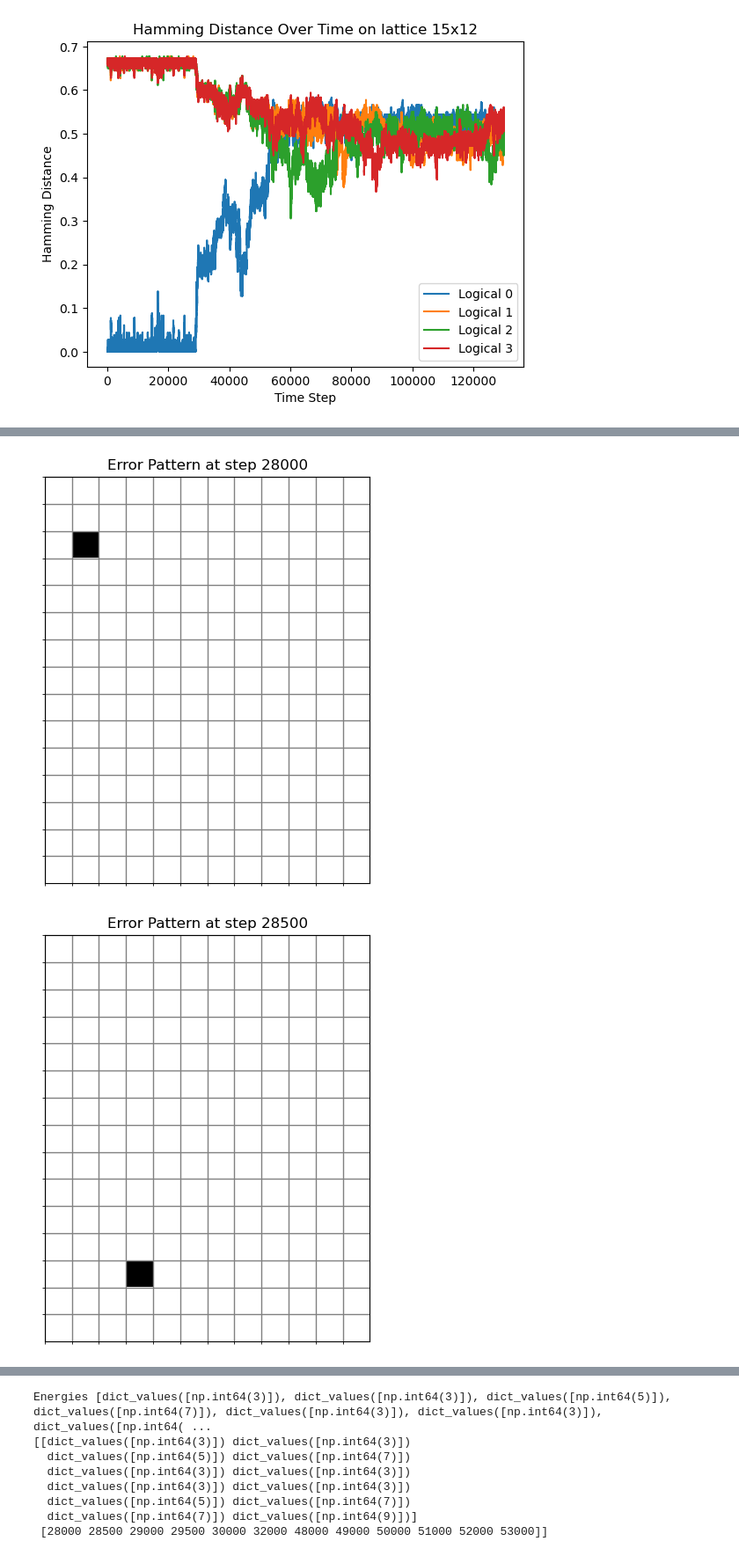
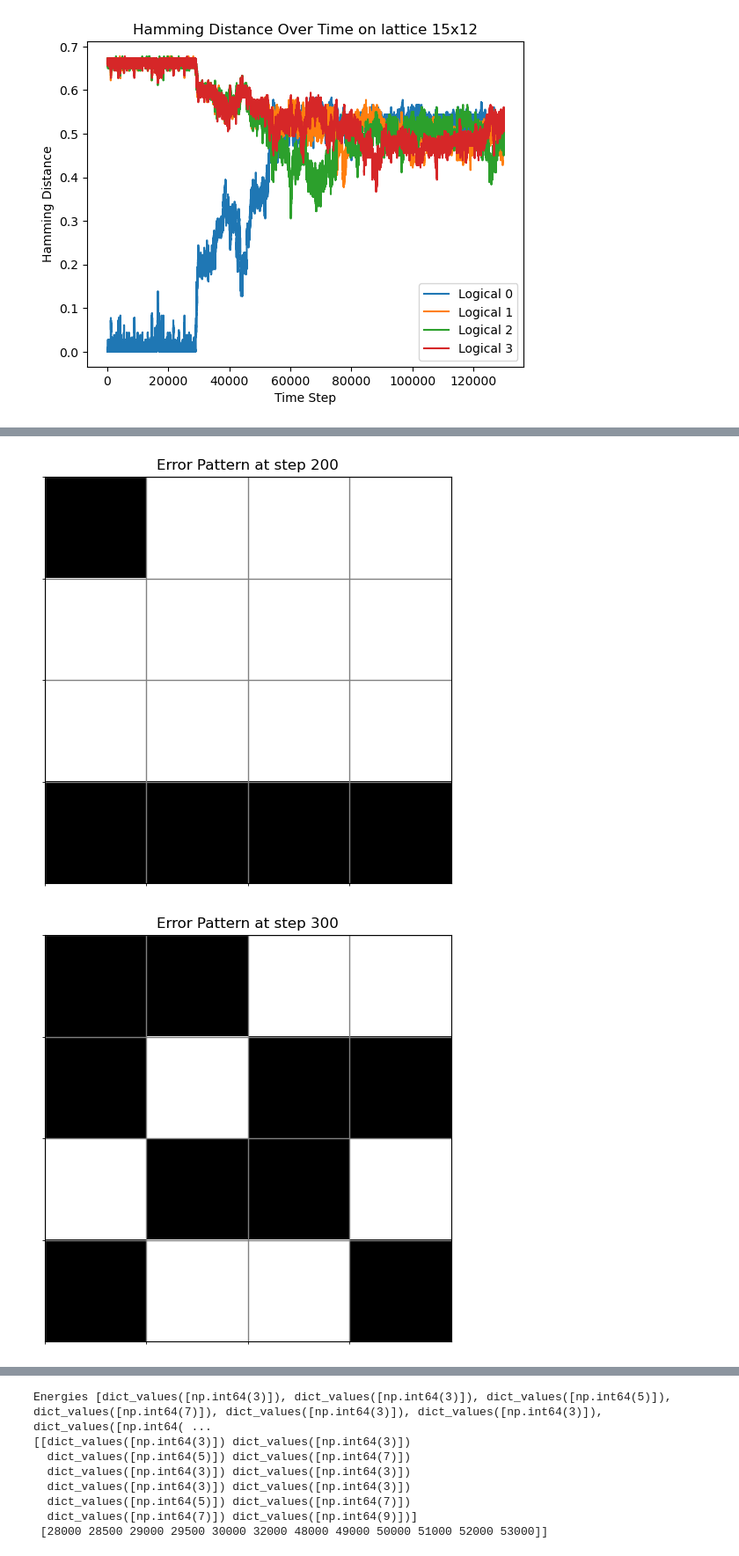
Before and after one commit to toM0dots/XYZ-color-code, a Jupyter notebook: XYZ_color_code/Optimal_decoder.ipynb, the cells around one changed output, grey strips where cells are left out. Shown at 88% size. Saved outputs shown, nothing was run; the diff lists cells and outputs as text; code cells hidden in the pictures.

```diff
--- a/XYZ_color_code/Optimal_decoder.ipynb
+++ b/XYZ_color_code/Optimal_decoder.ipynb
@@ -1221,26 +1221,27 @@ ani.save('error_patterns.gif', writer=writer, dpi=50)
 # %% [output]
 AttributeError: 'tuple' object has no attribute 'copy'
 # %%
-H = 32
-L = 32
-error_rate = 0.0001
+H = 2
+L = 3
+error_rate = 0.01
 beta = math.log((3+error_rate)/error_rate)/3
 x = lattice_space(H, L)
 logicals = logical_operators(x)
-lattice = logicals[3].copy()
+logical = 3
+lattice = logicals[logical].copy()
 lattice = monte_carlo_error(lattice, 1, 0.5)
 energy_hist = []
 time_list = []
 time = 1000
 random.seed(50)
-# lattice = monte_carlo_error(lattice, 2, error_rate)
+# lattice = monte_carlo_error(lattice, 1, error_rate)
 truncated = False
 step = 0
 error_patterns = []
 syndromes = []
 spin_config = []
 # while not truncated:
-while step <130000:
+while step <12000:
     # if step % 100 == 0:
     #     print("Step:", step)
     #     print("Energy history:", energy_hist[-10:])
@@ -1248,7 +1249,7 @@ while step <130000:
     step += 1
     lattice = bkl(lattice,  1, error_rate, energy_hist, time_list)
     spin_config.append(lattice.copy())
-    error_patterns.append((lattice.copy()+ logicals[0].copy()) % 2)
+    error_patterns.append((lattice.copy()+ logicals[logical].copy()) % 2)
 
     # truncated = not logical_checks(lattice, 0)
 
@@ -1417,5 +1502,7 @@ plt.show()
 # %%
-times = [28000, 28500, 29000, 29500, 30000, 32000, 48000, 49000, 50000, 51000, 52000,53000 ]
+# times = [28000, 28500, 29000, 29500, 30000, 32000, 48000, 49000, 50000, 51000, 52000,53000 ]
+times = [200, 300, 400, 500, 600, 700, 800, 900, 1000, 1100, 1200, 1250]
+
 # for time in times:
 #     clusters = error_clustering(error_patterns[time])
 #     print(clusters)
@@ -1436,9 +1523,9 @@ nrows, ncols = error.shape
 for time in times:
     checker = (np.indices((nrows, ncols)).sum(axis=0) % 2)
 
-    clusters = error_clustering(error_patterns[time])
-    energies = energy_map(clusters, error_patterns[time])
-    Es.append(energies.values())
+    # clusters = error_clustering(error_patterns[time])
+    # energies = energy_map(clusters, error_patterns[time])
+    # Es.append(energies.values())
 
 
     fig, ax = plt.subplots(figsize=(6,6))
@@ -1471,32 +1558,32 @@ for time in times:
 # plt.ylabel('Number of keys with that value length')
 # plt.title('Histogram of Value Lengths in Dictionary')
 # plt.xticks(lengths)
 # plt.grid(axis='y', linestyle='--', alpha=0.7)
 # plt.tight_layout()
 # plt.show()
 
 # fig, ax = plt.subplots()
 # sc = ax.scatter(
 #     lengths_s,
 #     energies_s,
 #     c=counts_s,        # color by density
 #     cmap='viridis',     # or any other matplotlib colormap
 #     s=50,               # marker size
 #     edgecolor='k',      # optional black border around markers
 # )
 
 # # — colorbar to show density scale —
 # cbar = fig.colorbar(sc, ax=ax)
 # cbar.set_label('Counts')
 
 # # — labels & styling —
 # ax.set_xlabel('Length')
 # ax.set_ylabel('Energy')
 # ax.set_title('Energy vs Length (colored by cluster counts)')
 # ax.grid(True, linestyle='--', alpha=0.5)
 
 # plt.tight_layout()
 # plt.show()
 # %% [output]
-[figure, old version]
+[figure, new version]
-[figure, old version]
+[figure, new version]
```
Also changed, not shown: parts of 12 cells of this notebook, 14 other files.
